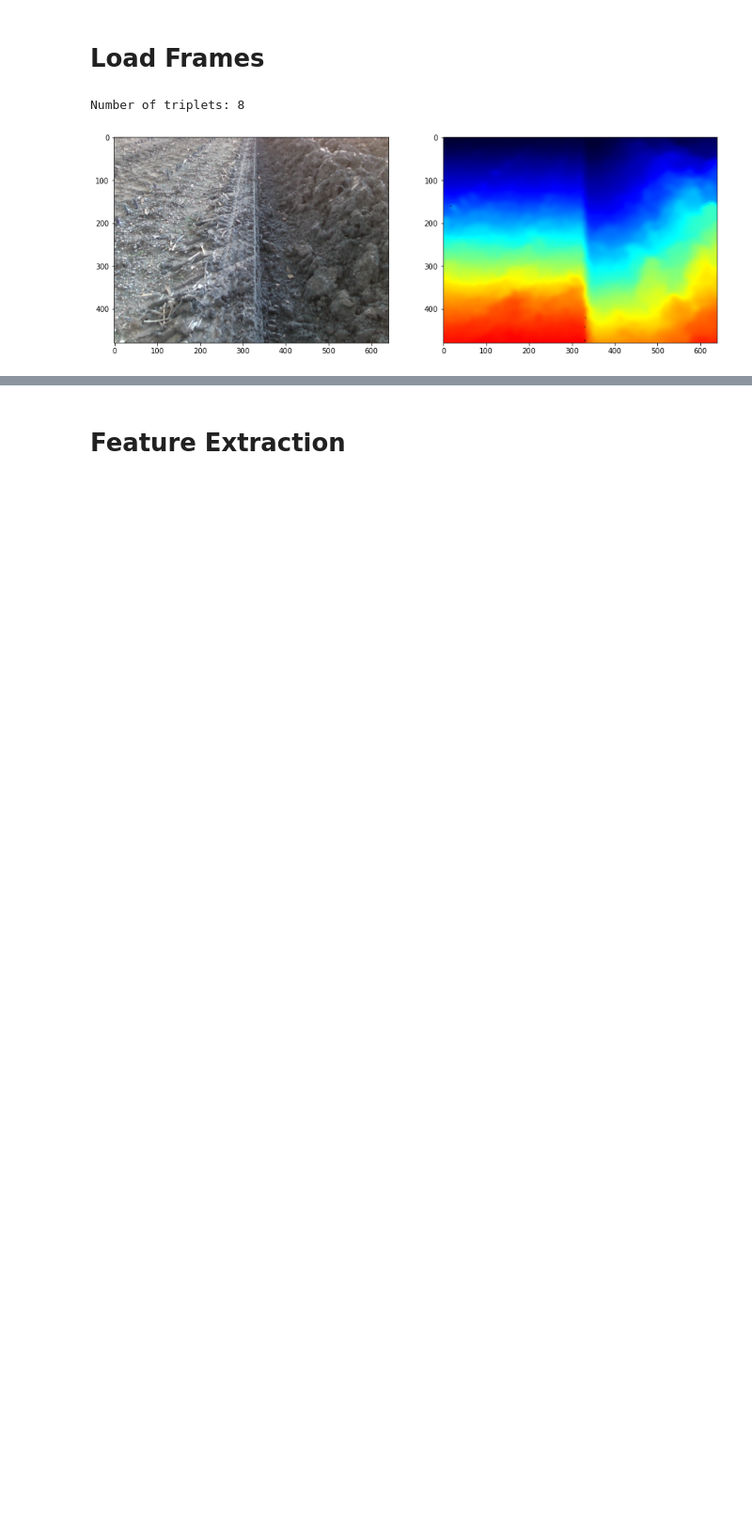
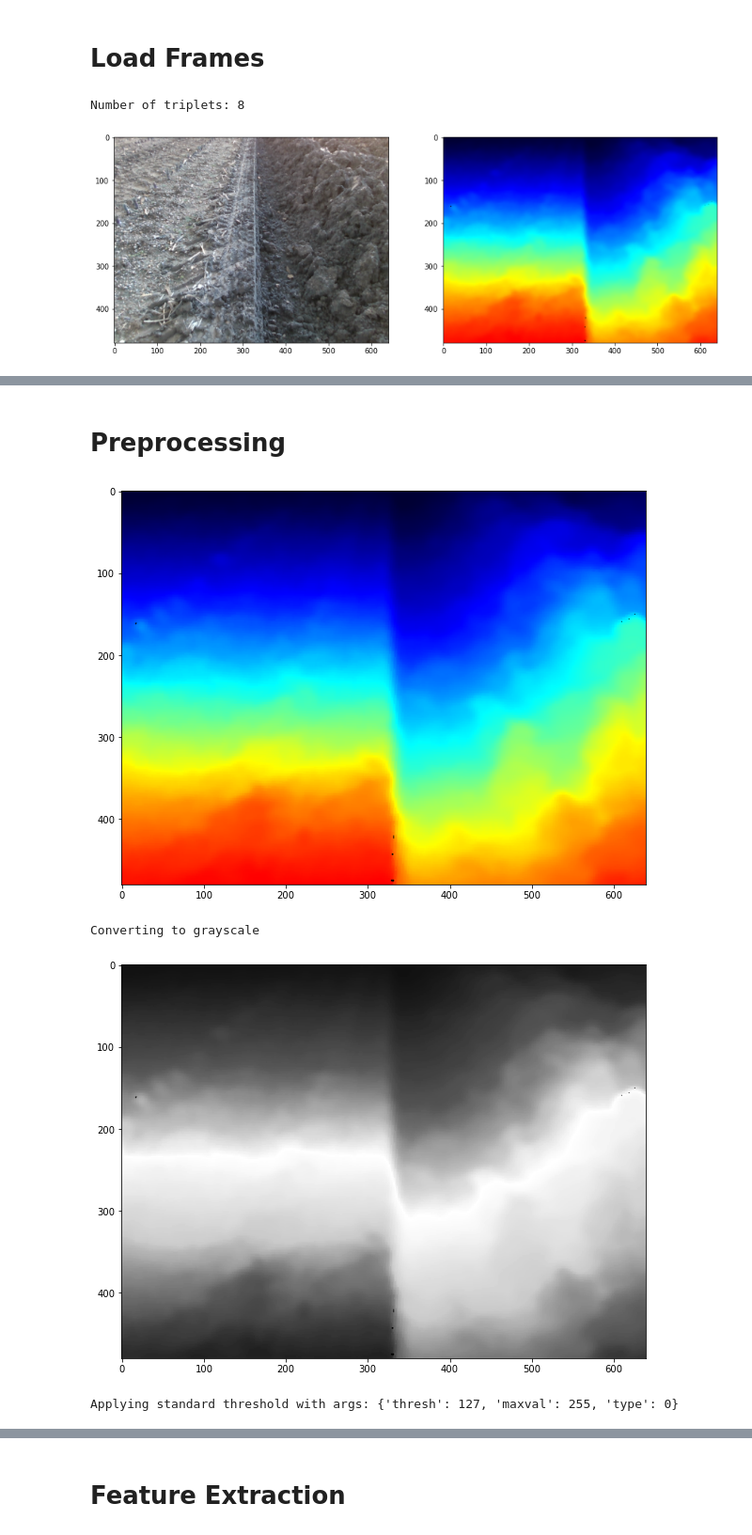
Before and after one commit to free-bit/furrow-edge-detector, a Jupyter notebook: Image Processing & Feature Detection.ipynb, the cells around one changed output, grey strips where cells are left out. Shown: that part at 94% size. Saved outputs shown, nothing was run; the diff lists cells and outputs as text; code cells hidden in the pictures; blank space fills up the shorter version.

```diff
--- a/Image Processing & Feature Detection.ipynb
+++ b/Image Processing & Feature Detection.ipynb
@@ -271,6 +295,7 @@ show_image_pairs(rgb_img, depth_img)
 config = {
     "Grayscale": {},
     "Contrast": {},
+    "Contour": {},
     "Threshold": {
         "thresh": 127,
         "maxval": 255,
@@ -298,9 +323,21 @@ config = {
         "ksize": 5,
         "sigma": 3
     },
+    "Laplacian": {
+        "ksize": 3,
+    },
+    "Sobel Vertical": {
+        "ksize": 3,
+    },
+    "Sobel Horizontal": {
+        "ksize": 3,
+    },
     "Canny Edges": {
         "threshold1": 25,
         "threshold2": 50
+    },
+    "Hough Line": {
+        "threshold": 200,
     },
 
 }
@@ -315,10 +352,15 @@ preproc_funcs = {
     "Median Blur": apply_median_blur,
     "Bilateral Filter": apply_bilateral_filter,
     "Gaussian Blur": apply_gaussian_blur,
+    "Laplacian": apply_laplacian,
+    "Sobel Vertical": apply_sobelv,
+    "Sobel Horizontal": apply_sobelh,
 }
 
 detect_funcs = {
     "Canny Edges": apply_canny,
+    "Contour": apply_contour,
+    "Hough Line": apply_hough_line,
 }
 
 # Defining UI elements for configurations
@@ -344,7 +386,11 @@ avg_blur_ui = interactive(avg_blur_config, ksize=(1,20))
 median_blur_ui = interactive(median_blur_config, ksize=(1,20))
 bilateral_filter_ui = interactive(bilateral_filter_config, d=(1,20), sigmaColor=(1,100), sigmaSpace=(1,100))
 gaussian_blur_ui = interactive(gaussian_blur_config, ksize=(1,20), sigmaX=(1,20))
+laplacian_ui = interactive(laplacian_config, ksize=(1,20))
+sobelv_ui = interactive(sobelv_config, ksize=(1,20))
+sobelh_ui = interactive(sobelh_config, ksize=(1,20))
 canny_ui = interactive(canny_config, threshold1=(0,100), threshold2=(0,100))
+hough_line_ui = interactive(hough_line_config, threshold=(0,1000))
 
 # Binding names to the configuration UI elements
 preproc_ui = {
@@ -356,8 +402,13 @@ preproc_ui = {
     "Median Blur": median_blur_ui,
     "Bilateral Filter": bilateral_filter_ui,
     "Gaussian Blur": gaussian_blur_ui,
+    "Laplacian": laplacian_ui,
+    "Sobel Vertical": sobelv_ui,
+    "Sobel Horizontal": sobelh_ui,
 }
 
 detect_ui = {
     "Canny Edges": canny_ui,
+    "Contour": None,
+    "Hough Line": hough_line_ui,
 }
@@ -399,12 +457,18 @@ for k in selected:
+# %% [markdown]
+# Preprocessing
 # %%
 # Update parameters based on UI elements
 update_state_with_ui(config, config_ui, selected)
 
 orig = depth_img
 modified = orig.copy() # Modify the deep copy of the original image
 show_image(orig)
 
 for p in preproccessing.value:
     modified = preproc_funcs[p](modified, **config[p])
-    print(modified.shape)
-    show_image(modified)
+    show_image(modified, cmap="gray")
+# %% [output]
+[figure, added]
+Converting to grayscale
+[figure, added]
+Applying standard threshold with args: {'thresh': 127, 'maxval': 255, 'type': 0}
```
Also changed, not shown: parts of 18 cells of this notebook.
